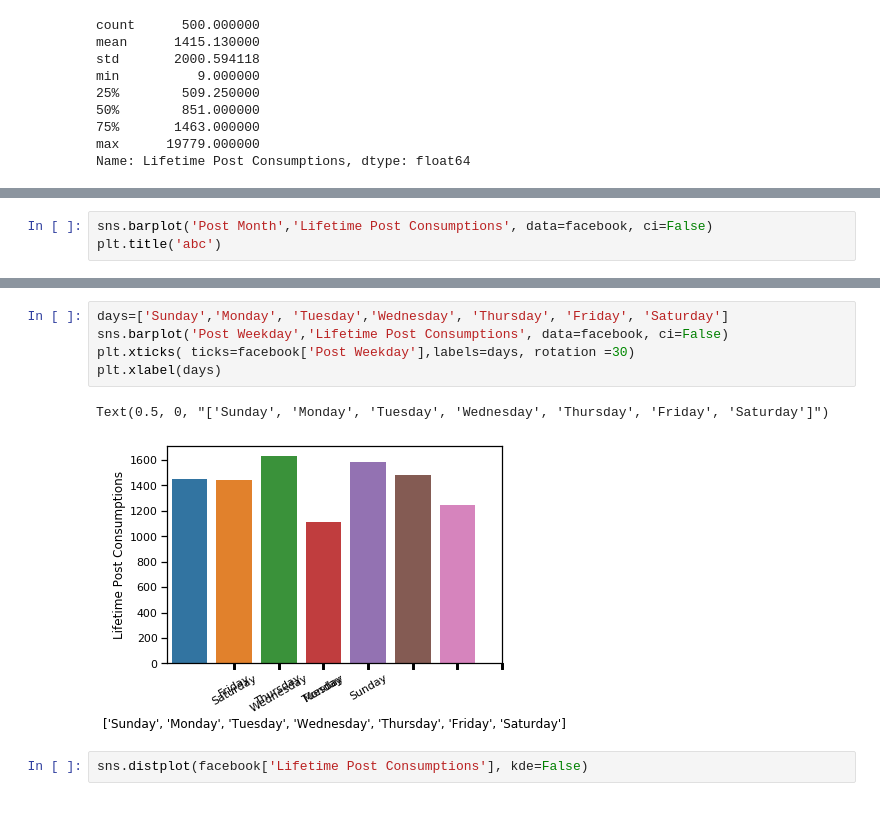
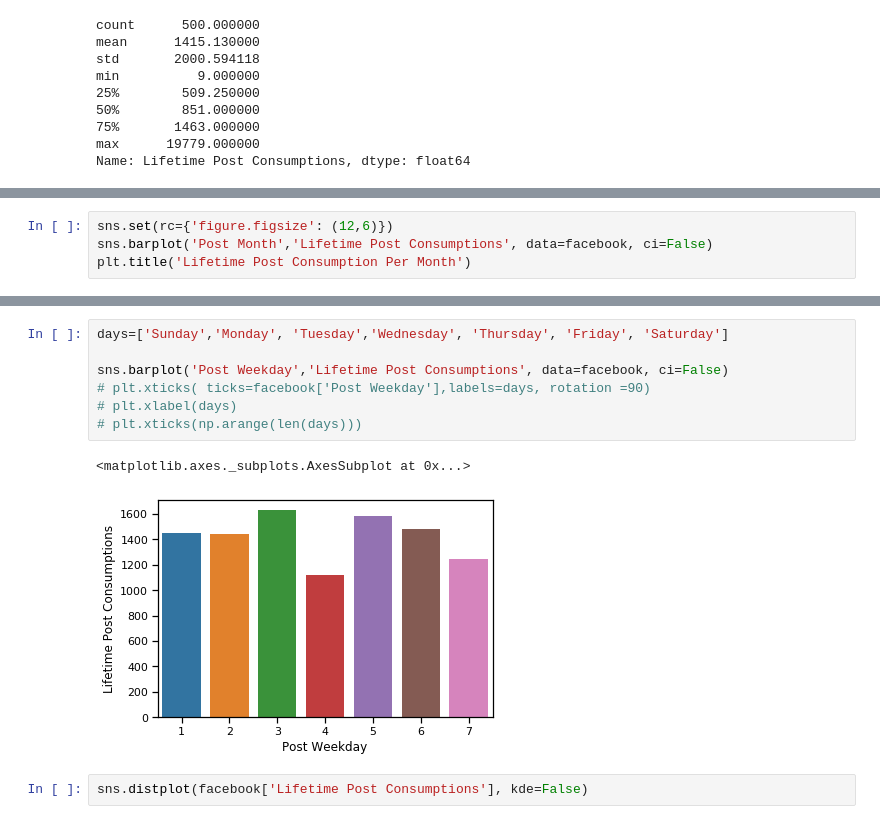
Before and after one commit to khwajajalal/INTRO-TO-DATA-ANALYSIS, a Jupyter notebook: facebook.ipynb, the cells around one changed output, grey strips where cells are left out. Drawn from its saved outputs; the diff is of its cells as text.

```diff
--- a/facebook.ipynb
+++ b/facebook.ipynb
@@ -124,4 +167,5 @@ sns.barplot('Type','Lifetime Post Consumptions', data=facebook, ci=False)
 # %%
+sns.set(rc={'figure.figsize': (12,6)})
 sns.barplot('Post Month','Lifetime Post Consumptions', data=facebook, ci=False)
-plt.title('abc')
+plt.title('Lifetime Post Consumption Per Month')
 # %% [output]
@@ -154,11 +186,13 @@ array([  0,   1,   2,   3,   4,   5,   6,   7,   8,   9,  10,  11,  12,
 # %%
 days=['Sunday','Monday', 'Tuesday','Wednesday', 'Thursday', 'Friday', 'Saturday']
+
 sns.barplot('Post Weekday','Lifetime Post Consumptions', data=facebook, ci=False)
-plt.xticks( ticks=facebook['Post Weekday'],labels=days, rotation =30)
-plt.xlabel(days)
+# plt.xticks( ticks=facebook['Post Weekday'],labels=days, rotation =90)
+# plt.xlabel(days)
+# plt.xticks(np.arange(len(days)))
 # %% [output]
-Text(0.5, 0, "['Sunday', 'Monday', 'Tuesday', 'Wednesday', 'Thursday', 'Friday', 'Saturday']")
+<matplotlib.axes._subplots.AxesSubplot at 0x...>
-[figure, old version]
+[figure, new version]
 # %%
 sns.distplot(facebook['Lifetime Post Consumptions'], kde=False)
 # %% [output]
```
Also changed, not shown: parts of 10 cells of this notebook.
